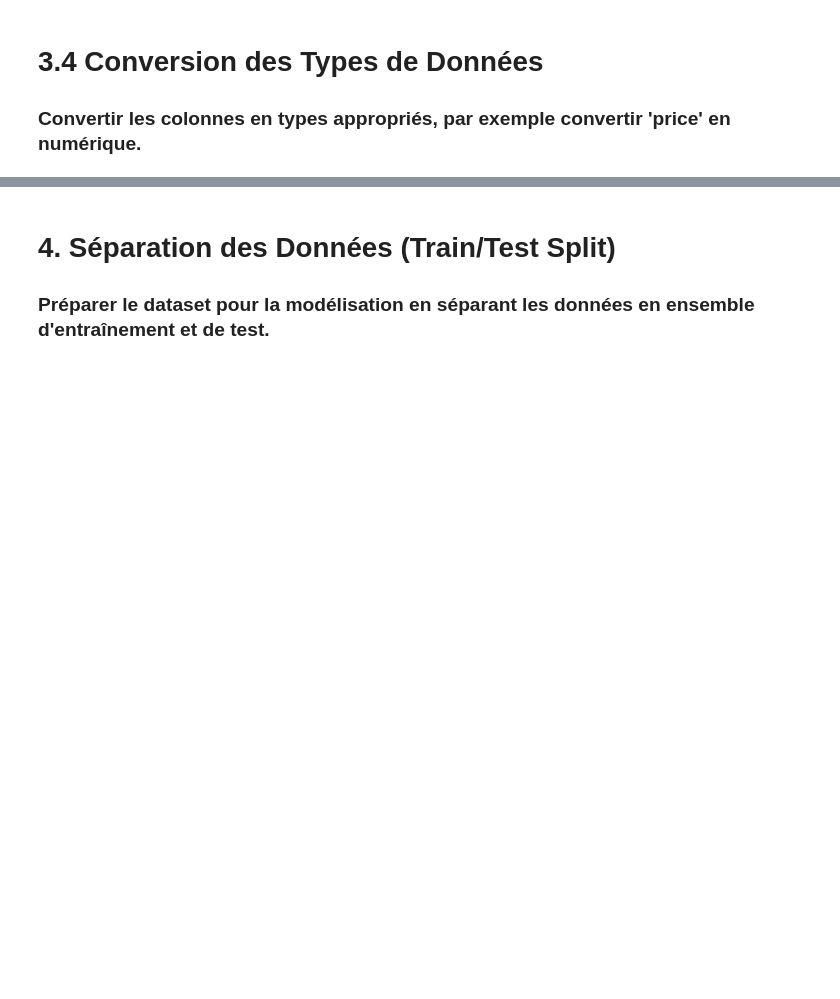
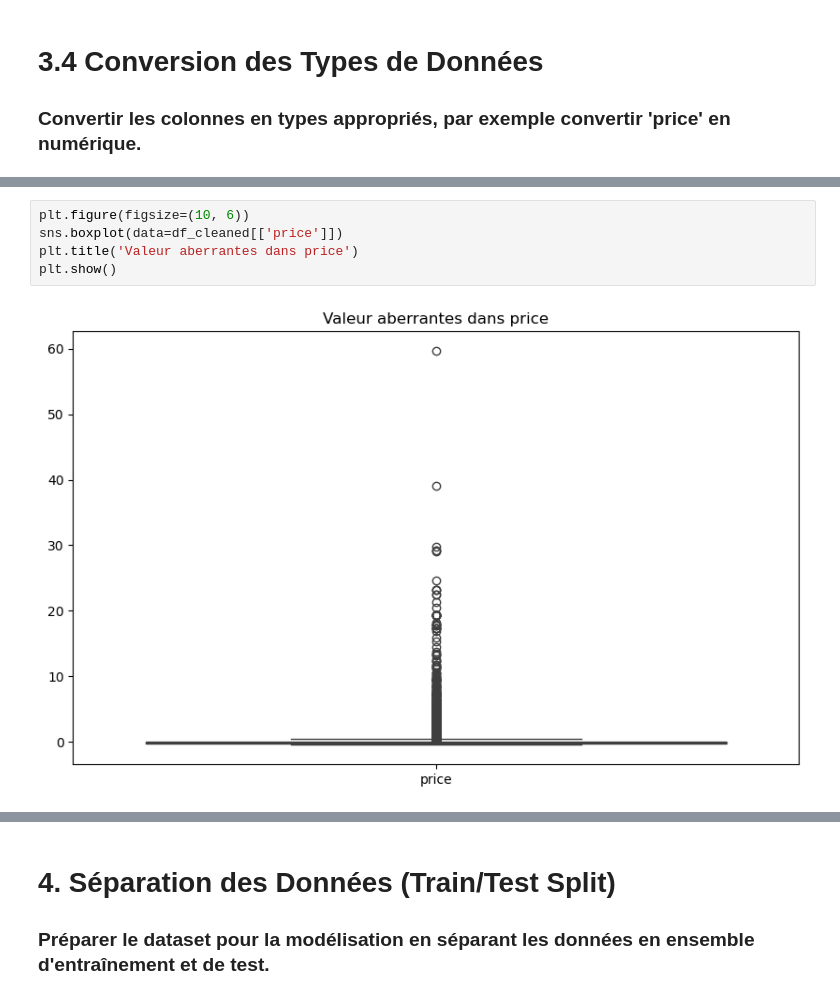
Before and after one commit to TheoPERSONNE/ProjetAirBNB, a Jupyter notebook: AirBnBDataSet.ipynb, the cells around one changed output, grey strips where cells are left out. Saved outputs shown, nothing was run; the diff lists cells and outputs as text; blank space fills up the shorter version.

```diff
--- a/AirBnBDataSet.ipynb
+++ b/AirBnBDataSet.ipynb
@@ -158,0 +229,7 @@ For example, when doing 'df[col].method(value, inplace=True)', try using 'df.met
+# %%
+plt.figure(figsize=(10, 6))
+sns.boxplot(data=df_cleaned[['price']])
+plt.title('Valeur aberrantes dans price')
+plt.show()
+# %% [output]
+[figure, added]
```
Also changed, not shown: parts of 12 cells of this notebook, 2 other files.
